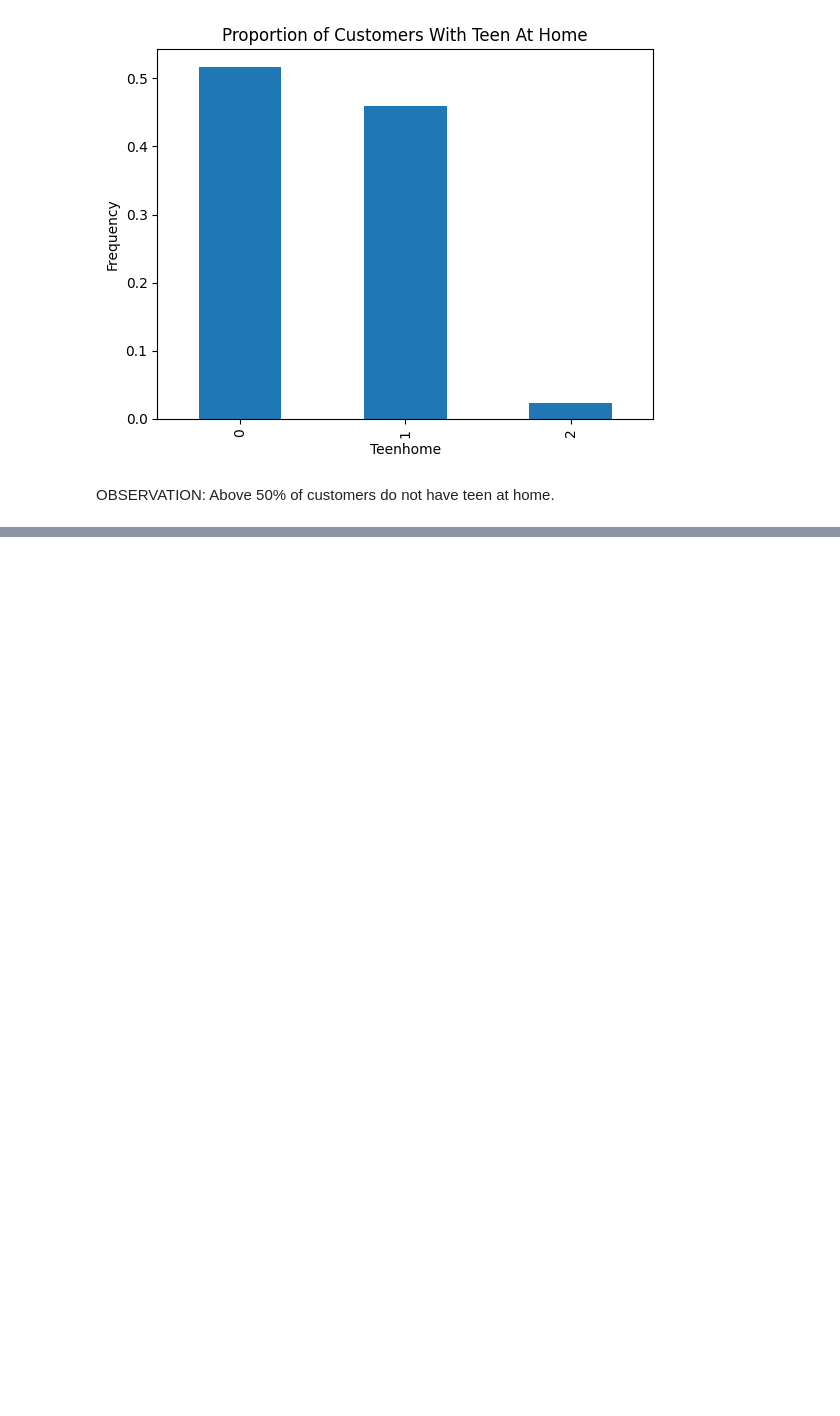
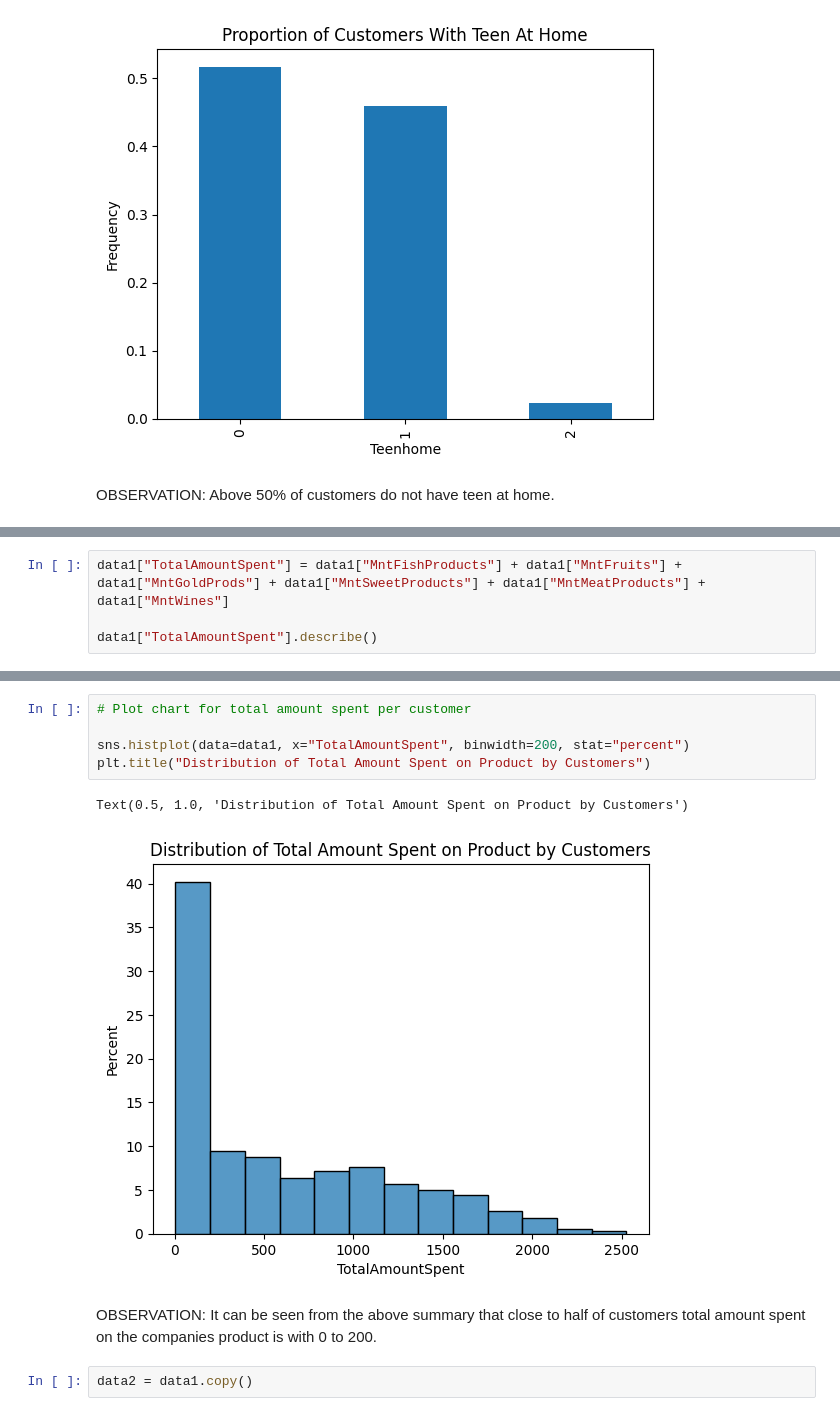
Before and after one commit to IfyAngelo/1of600-DATA-SCIENCE-PROJECTS_customers_segmentation, a Jupyter notebook: notebooks/customer_segmentations.ipynb, the cells around one changed output, grey strips where cells are left out. Drawn from its saved outputs; the diff is of its cells as text; blank space fills up the shorter version.

```diff
--- a/notebooks/customer_segmentations.ipynb
+++ b/notebooks/customer_segmentations.ipynb
@@ -249,0 +282,4 @@ OBSERVATION: Above 50% of customers do not have teen at home.
+# %%
+data1["TotalAmountSpent"] = data1["MntFishProducts"] + data1["MntFruits"] + data1["MntGoldProds"] + data1["MntSweetProducts"] + data1["MntMeatProducts"] + data1["MntWines"]
+
+data1["TotalAmountSpent"].describe()
@@ -249,0 +296,12 @@ OBSERVATION: Above 50% of customers do not have teen at home.
+# %%
+# Plot chart for total amount spent per customer
+
+sns.histplot(data=data1, x="TotalAmountSpent", binwidth=200, stat="percent")
+plt.title("Distribution of Total Amount Spent on Product by Customers")
+# %% [output]
+Text(0.5, 1.0, 'Distribution of Total Amount Spent on Product by Customers')
+[figure, added]
+# %% [markdown]
+OBSERVATION: It can be seen from the above summary that close to half of customers total amount spent on the companies product is with 0 to 200.
+# %%
+data2 = data1.copy()
```
Also changed, not shown: parts of 45 cells of this notebook.
